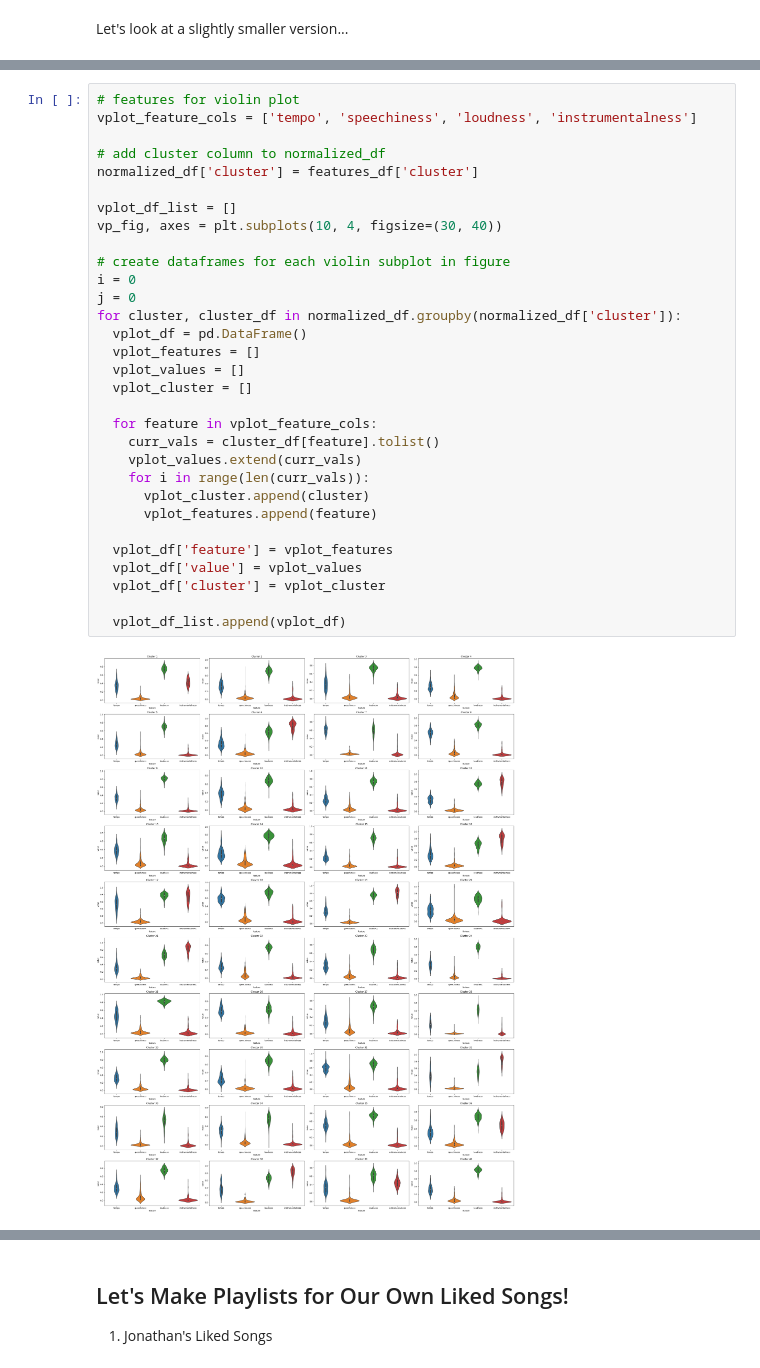
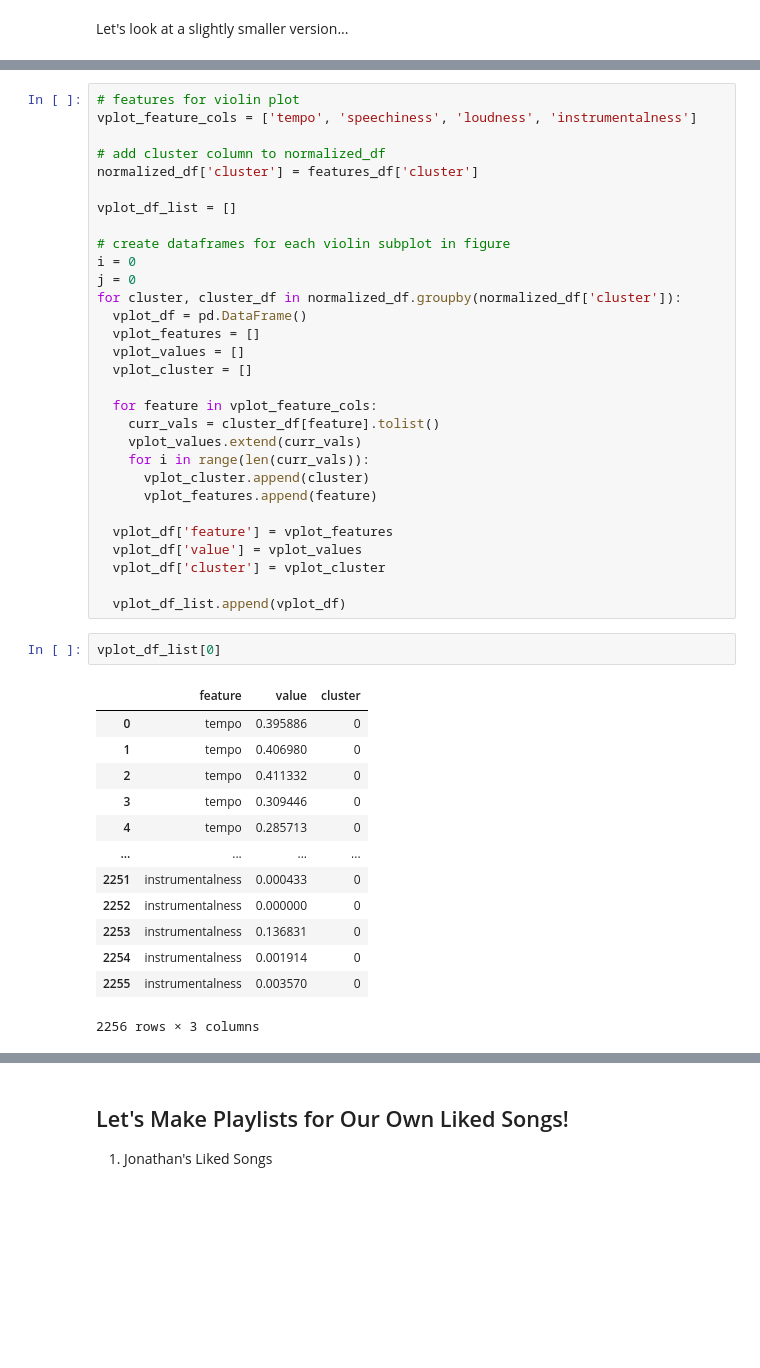
Before and after one commit to jgchen716/spotify-ml, a Jupyter notebook: Spotify_Project.ipynb, the cells around one changed output, grey strips where cells are left out. Saved outputs shown, nothing was run; the diff lists cells and outputs as text; blank space fills up the shorter version.

```diff
--- a/Spotify_Project.ipynb
+++ b/Spotify_Project.ipynb
@@ -772,7 +812,6 @@ vplot_feature_cols = ['tempo', 'speechiness', 'loudness', 'instrumentalness']
 normalized_df['cluster'] = features_df['cluster']
 
 vplot_df_list = []
-vp_fig, axes = plt.subplots(10, 4, figsize=(30, 40))
 
 # create dataframes for each violin subplot in figure
 i = 0
@@ -795,6 +834,20 @@ for cluster, cluster_df in normalized_df.groupby(normalized_df['cluster']):
   vplot_df['cluster'] = vplot_cluster
 
   vplot_df_list.append(vplot_df)
-# %% [output]
-[figure, removed]
+# %%
+vplot_df_list[0]
+# %% [output]
+|  | feature | value | cluster |
+| 0 | tempo | 0.395886 | 0 |
+| 1 | tempo | 0.406980 | 0 |
+| 2 | tempo | 0.411332 | 0 |
+| 3 | tempo | 0.309446 | 0 |
+| 4 | tempo | 0.285713 | 0 |
+| ... | ... | ... | ... |
+| 2251 | instrumentalness | 0.000433 | 0 |
+| 2252 | instrumentalness | 0.000000 | 0 |
+| 2253 | instrumentalness | 0.136831 | 0 |
+| 2254 | instrumentalness | 0.001914 | 0 |
+| 2255 | instrumentalness | 0.003570 | 0 |
+2256 rows × 3 columns
 # %%
```
Also changed, not shown: parts of 34 cells of this notebook.
